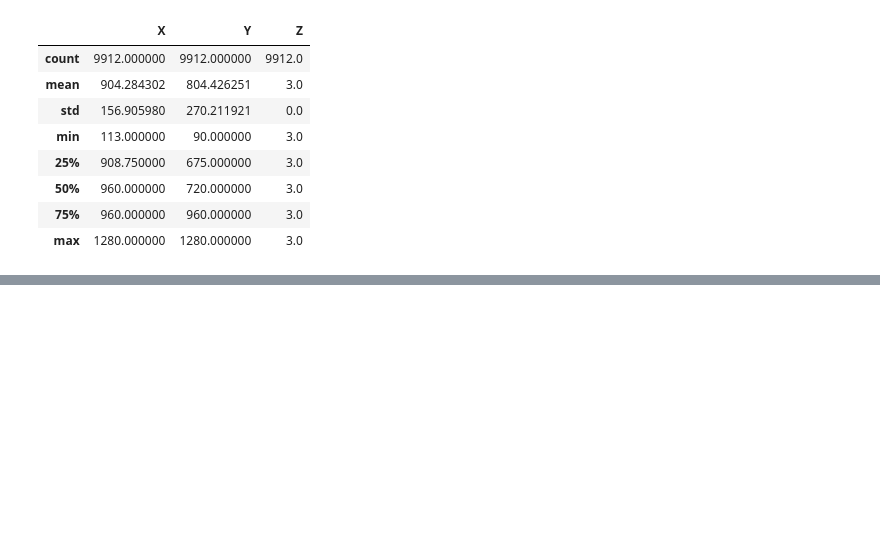
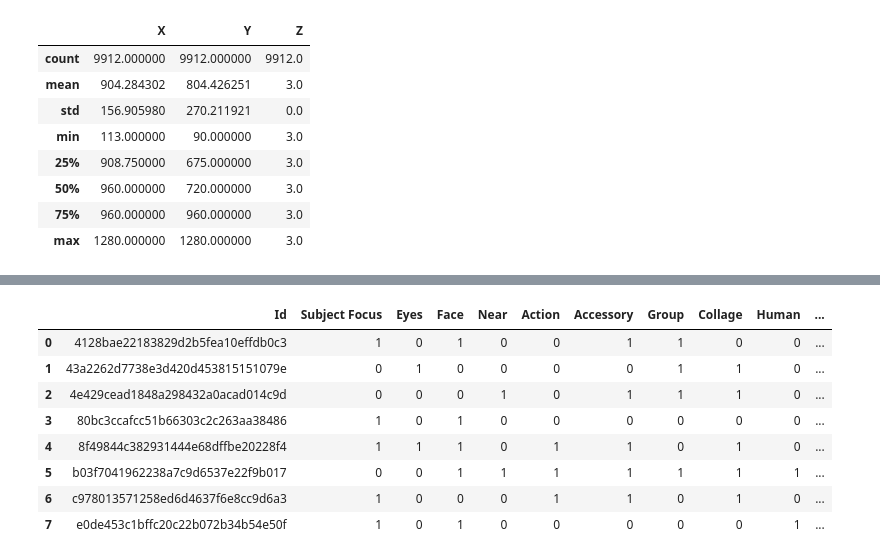
Before and after one commit to dalyn98/PortFolio, a Jupyter notebook: Kaggle/PetFinder/Second_CNN_Code.ipynb, the cells around one changed output, grey strips where cells are left out. Drawn from its saved outputs; the diff is of its cells as text; code cells hidden in the pictures; blank space fills up the shorter version.

```diff
--- a/Kaggle/PetFinder/Second_CNN_Code.ipynb
+++ b/Kaggle/PetFinder/Second_CNN_Code.ipynb
@@ -139,0 +227,14 @@ val_generator = val_datagen.flow(
+# %%
+sub_df = test_df
+# %%
+sub_df
+# %% [output]
+|  | Id | Subject Focus | Eyes | Face | Near | Action | Accessory | Group | Collage | Human | ... |
+| 0 | 4128bae22183829d2b5fea10effdb0c3 | 1 | 0 | 1 | 0 | 0 | 1 | 1 | 0 | 0 | ... |
+| 1 | 43a2262d7738e3d420d453815151079e | 0 | 1 | 0 | 0 | 0 | 0 | 1 | 1 | 0 | ... |
+| 2 | 4e429cead1848a298432a0acad014c9d | 0 | 0 | 0 | 1 | 0 | 1 | 1 | 1 | 0 | ... |
+| 3 | 80bc3ccafcc51b66303c2c263aa38486 | 1 | 0 | 1 | 0 | 0 | 0 | 0 | 0 | 0 | ... |
+| 4 | 8f49844c382931444e68dffbe20228f4 | 1 | 1 | 1 | 0 | 1 | 1 | 0 | 1 | 0 | ... |
+| 5 | b03f7041962238a7c9d6537e22f9b017 | 0 | 0 | 1 | 1 | 1 | 1 | 1 | 1 | 1 | ... |
+| 6 | c978013571258ed6d4637f6e8cc9d6a3 | 1 | 0 | 0 | 0 | 1 | 1 | 0 | 1 | 0 | ... |
+| 7 | e0de453c1bffc20c22b072b34b54e50f | 1 | 0 | 1 | 0 | 0 | 0 | 0 | 0 | 1 | ... |
```
Also changed, not shown: parts of 23 cells of this notebook.
